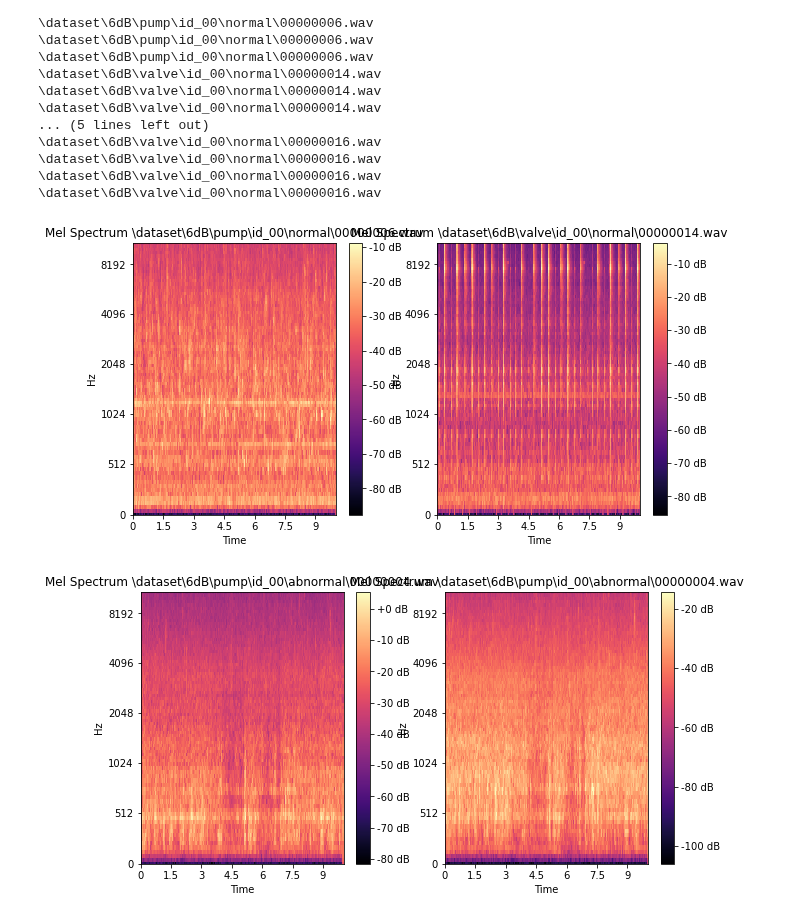
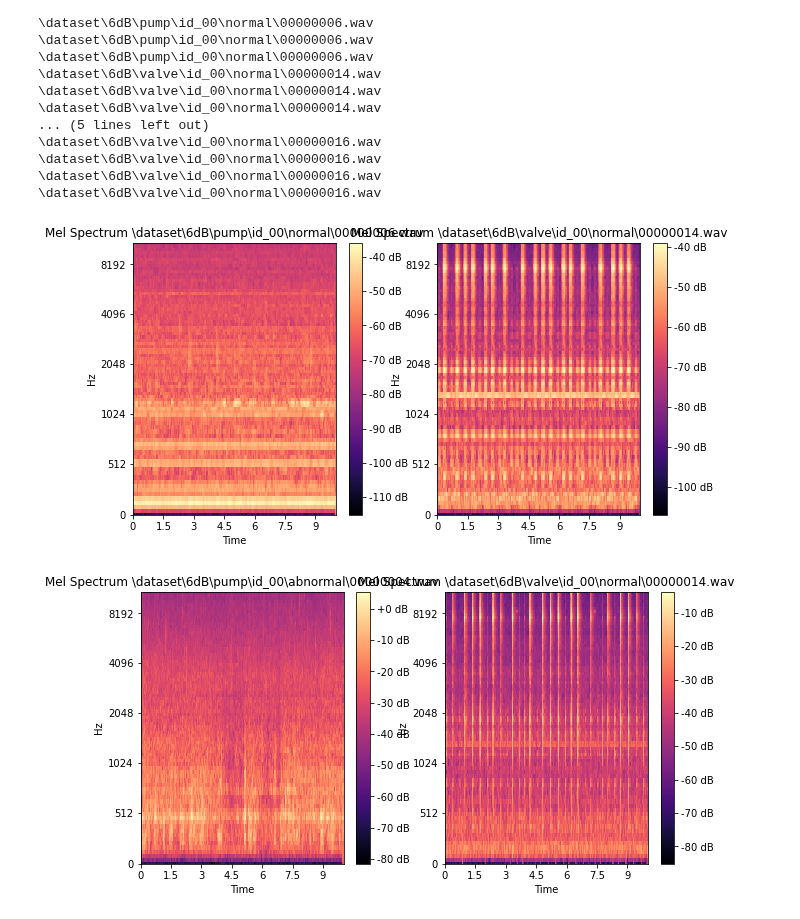
Before and after one commit to BA-HanseML/NF_Prj_MIMII_Dataset, a Jupyter notebook: feature_extraction_diagrams/exdia_v1_essential_dev.ipynb, the cells around one changed output. Saved outputs shown, nothing was run; the diff lists cells and outputs as text; code cells hidden in the pictures.

```diff
--- a/feature_extraction_diagrams/exdia_v1_essential_dev.ipynb
+++ b/feature_extraction_diagrams/exdia_v1_essential_dev.ipynb
@@ -60,12 +62,9 @@ array([1, 2, 3])
 BASE_FOLDER = '../'
 %run -i ..\utility\feature_extractor\JupyterLoad_feature_extractor.py
 
-d_ICA_demix = pickle.load( open( r'.\extdia_v1_testout\pump6dB00_EDiaV1HPaug0_outpICA_demix.pkl', "rb" ))
-d_MEL_raw = pickle.load( open( r'.\extdia_v1_testout\pump6dB00_EDiaV1HPaug0_outpMEL_raw.pkl', "rb" ))
-d_MEL_bssm = pickle.load( open( r'.\extdia_v1_testout\pump6dB00_EDiaV1HPaug0_outpMEL_bssm.pkl', "rb" ))
-d_MEL_denbssm = pickle.load( open( r'.\extdia_v1_testout\pump6dB00_EDiaV1HPaug0_outpMEL_denbssm.pkl', "rb" ))
-d_PSD_den = pickle.load( open( r'.\extdia_v1_testout\pump6dB00_EDiaV1HPaug0_outpPSD_den.pkl', "rb" ))
-d_PSD_bssm = pickle.load( open( r'.\extdia_v1_testout\pump6dB00_EDiaV1HPaug0_outpPSD_bssm.pkl', "rb" ))
+d_MEL_den = pickle.load( open( r'.\extdia_v1_ess_testout\pump6dB00_EDiaV1HPaug0_outpMEL_den.pkl', "rb" ))
+d_MEL_raw = pickle.load( open( r'.\extdia_v1_ess_testout\pump6dB00_EDiaV1HPaug0_outpMEL_raw.pkl', "rb" ))
+d_PSD_raw = pickle.load( open( r'.\extdia_v1_ess_testout\pump6dB00_EDiaV1HPaug0_outpPSD_raw.pkl', "rb" ))
 # %% [output]
 load feature_extractor_mother
 load feature_extractor_mel_spectra
@@ -102,18 +101,18 @@ for i in range(len(d_ICA_demix)):
 # compare MELs
 plt.figure(figsize=(10,5))
 plt.subplot(121)
-feature_extractor_from_dict(d_MEL_raw[1],BASE_FOLDER).plot()
+feature_extractor_from_dict(d_MEL_den[1],BASE_FOLDER).plot()
 plt.subplot(122)
-feature_extractor_from_dict(d_MEL_raw[3],BASE_FOLDER).plot()
+feature_extractor_from_dict(d_MEL_den[3],BASE_FOLDER).plot()
 # %% [output]
-[figure, old version]
+[figure, new version]
 # %%
 plt.figure(figsize=(10,5))
 plt.subplot(121)
 feature_extractor_from_dict(d_MEL_raw[0],BASE_FOLDER).plot()
 plt.subplot(122)
-feature_extractor_from_dict(d_MEL_bssm[0],BASE_FOLDER).plot()
+feature_extractor_from_dict(d_MEL_raw[3],BASE_FOLDER).plot()
 # %% [output]
-[figure, old version]
+[figure, new version]
 # %%
 plt.figure(figsize=(10,5))
```
Also changed, not shown: parts of 6 cells of this notebook, 2 other files.
